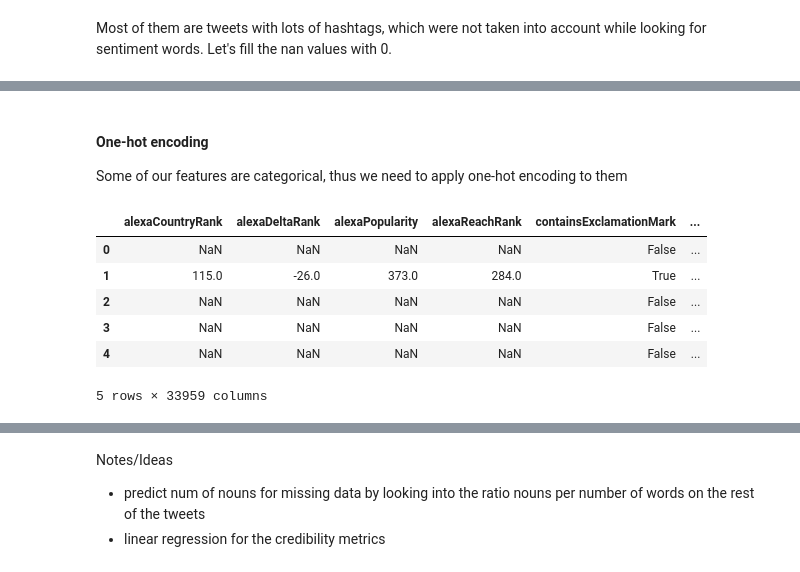
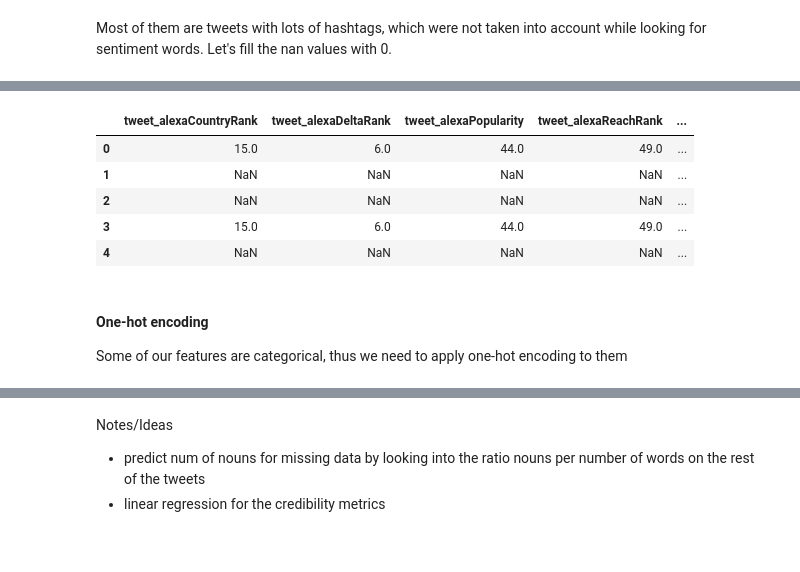
Before and after one commit to christinabo/spot-the-fake, a Jupyter notebook: fake_or_real.ipynb, the cells around one changed output, grey strips where cells are left out. Saved outputs shown, nothing was run; the diff lists cells and outputs as text; code cells hidden in the pictures.

```diff
--- a/fake_or_real.ipynb
+++ b/fake_or_real.ipynb
@@ -155,14 +163,23 @@ tweet_features_raw = tweet_data.drop
+# %%
+# keep the target and binarise
+targets = features_raw['label'].map({'fake': 1, 'real': 0})
+# keep the event they belong to
+events = features_raw['event']
+# keep their text
+texts = features_raw['text']
+# keep the ids
+ids = features_raw['id']
+# drop columns
+features_raw.drop(columns=['tweet_id', 'user_id', 'user_username', 'label', 'event', 'text', 'id'], inplace=True)
+# %%
+features_raw.head()
+# %% [output]
+|  | tweet_alexaCountryRank | tweet_alexaDeltaRank | tweet_alexaPopularity | tweet_alexaReachRank | ... |
+| 0 | 15.0 | 6.0 | 44.0 | 49.0 | ... |
+| 1 | NaN | NaN | NaN | NaN | ... |
+| 2 | NaN | NaN | NaN | NaN | ... |
+| 3 | 15.0 | 6.0 | 44.0 | 49.0 | ... |
+| 4 | NaN | NaN | NaN | NaN | ... |
 # %% [markdown]
 #### One-hot encoding
 Some of our features are categorical, thus we need to apply one-hot encoding to them
-# %%
-tweet_features = pd.get_dummies(tweet_data)
-tweet_features.head()
-# %% [output]
-|  | alexaCountryRank | alexaDeltaRank | alexaPopularity | alexaReachRank | containsExclamationMark | ... |
-| 0 | NaN | NaN | NaN | NaN | False | ... |
-| 1 | 115.0 | -26.0 | 373.0 | 284.0 | True | ... |
-| 2 | NaN | NaN | NaN | NaN | False | ... |
-| 3 | NaN | NaN | NaN | NaN | False | ... |
-| 4 | NaN | NaN | NaN | NaN | False | ... |
-5 rows × 33959 columns
```
Also changed, not shown: parts of 25 cells of this notebook.
